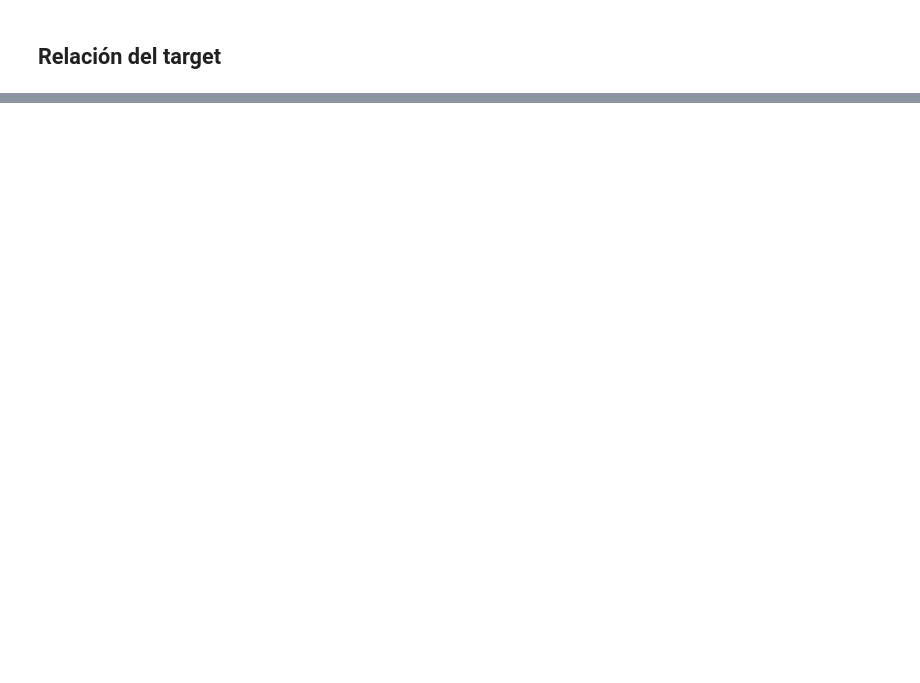
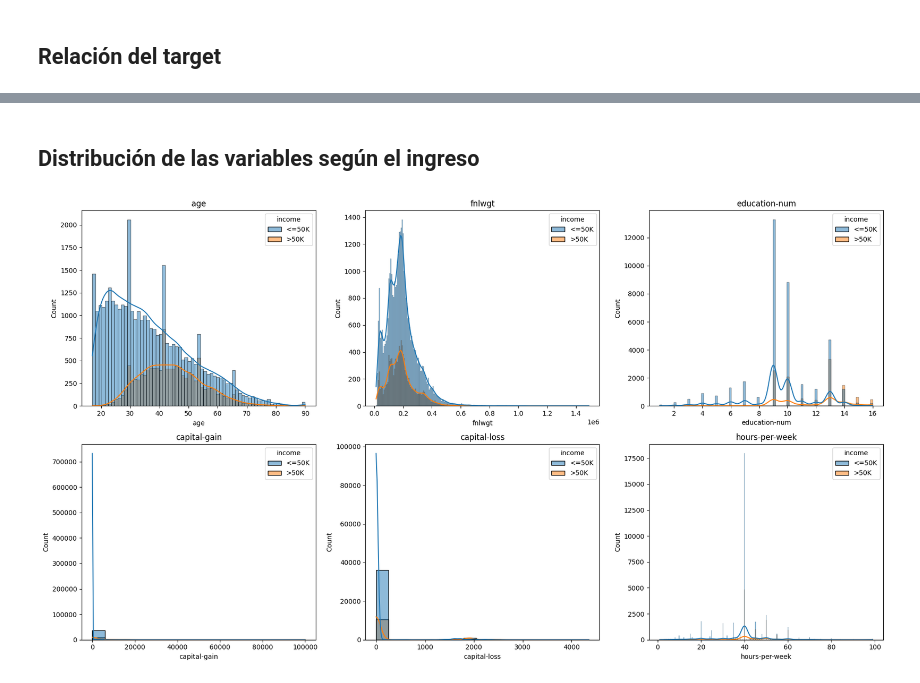
Before and after one commit to Marcelloprime/rnn_adult_income_prediction, a Jupyter notebook: 01_eda.ipynb, the cells around one changed output, grey strips where cells are left out. Cells and saved outputs as stored; diff of their text form; code cells hidden in the pictures; blank space fills up the shorter version.

```diff
--- a/01_eda.ipynb
+++ b/01_eda.ipynb
@@ -222,0 +261,30 @@ plt.show()
+# %% [markdown]
+## Distribución de las variables según el ingreso
+# %%
+save_dir = Path("plots/distribucion_variables")
+save_dir.mkdir(parents=True, exist_ok=True)
+
+num_cols = df.select_dtypes(include=['float', 'int']).columns.tolist()
+
+fig, axes = plt.subplots(2, 3, figsize=(18, 10))
+axes = axes.flatten()
+
+for col, ax in zip(num_cols, axes):
+    sns.histplot(x=col,
+                 data=df,
+                 kde=True,
+                 ax=ax,
+                 hue='income')
+    ax.set_title(col)
+
+    fig_ind = plt.figure(figsize=(16, 9))
+    sns.histplot(x=col, data=df, kde=True, hue = 'income')
+    plt.title(col)
+    plt.tight_layout()
+    fig_ind.savefig(save_dir / f"{col}_histograma_por_ingreso.png", dpi=400)
+    plt.close(fig_ind)
+
+fig.tight_layout()
+plt.show()
+# %% [output]
+[figure, added]
```
Also changed, not shown: parts of 15 cells of this notebook, 18 other files.
